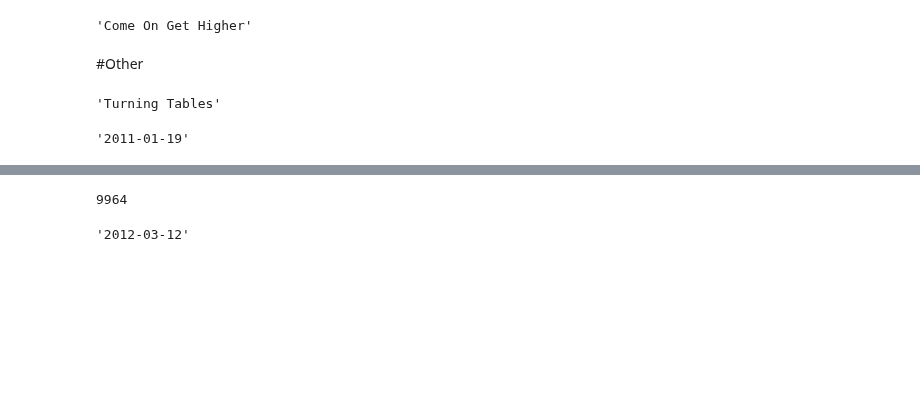
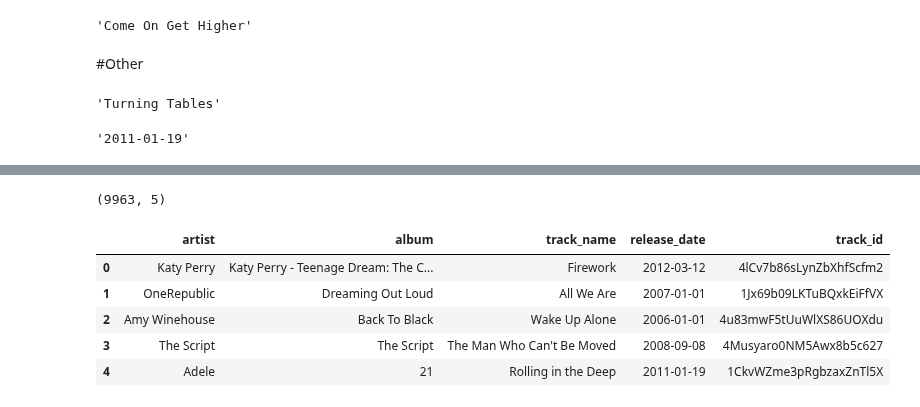
Before and after one commit to adinas94/Spotify_Recommendation_System, a Jupyter notebook: API WIP.ipynb, the cells around one changed output, grey strips where cells are left out. Saved outputs shown, nothing was run; the diff lists cells and outputs as text; code cells hidden in the pictures; blank space fills up the shorter version.

```diff
--- a/API WIP.ipynb
+++ b/API WIP.ipynb
@@ -134,3 +153,0 @@ def analyze_playlist(creator, playlist_id):
-# %%
-playlist_creator = "spotify"
-playlist_id = "54nv8jbrm4JoHEZ49Qvjgl"
@@ -257,34 +210,18 @@ while offset<10000:
-# %%
-len(playlist)
-# %% [output]
-9964
-# %%
-def df_playlist(playlist_id):
-
-    # Create empty dataframe
-    playlist_features_list = ["artist","album","track_name", "release_date", "track_id"]
-
-
-    # Loop through every track in the playlist, extract features and append the features to the playlist df
-
-    for track in playlist_id:
-        # Create empty dict
-        playlist_features = {}
-        print(track)
-        break
-        # Get metadata
-        playlist_features["artist"] = track["track"]["album"]["artists"][0]["name"]
-        playlist_features["album"] = track["track"]["album"]["name"]
-        playlist_features["track_name"] = track["track"]["name"]
-        playlist_features["release_date"] = track["track"]["album"]["release_date"]
-        playlist_features["track_id"] = track["track"]["id"]
-
-
-        # Concat the dfs
-        track_df = pd.DataFrame(playlist_features, index = [0])
-
-    return track_df
-# %%
-playlist[0]["track"]["album"]["release_date"]
-# %% [output]
-'2012-03-12'
+# %%
+#Apply function to the playlist that was previously extracted and set equal to a new dataframe called df
+df = df_playlist(playlist)
+# %%
+#Look at shape of new DataFrame
+df.shape
+# %% [output]
+(9963, 5)
+# %%
+#Look at first 5 rows of our dataset
+df.head()
+# %% [output]
+|  | artist | album | track_name | release_date | track_id |
+| 0 | Katy Perry | Katy Perry - Teenage Dream: The C... | Firework | 2012-03-12 | 4lCv7b86sLynZbXhfScfm2 |
+| 1 | OneRepublic | Dreaming Out Loud | All We Are | 2007-01-01 | 1Jx69b09LKTuBQxkEiFfVX |
+| 2 | Amy Winehouse | Back To Black | Wake Up Alone | 2006-01-01 | 4u83mwF5tUuWlXS86UOXdu |
+| 3 | The Script | The Script | The Man Who Can't Be Moved | 2008-09-08 | 4Musyaro0NM5Awx8b5c627 |
+| 4 | Adele | 21 | Rolling in the Deep | 2011-01-19 | 1CkvWZme3pRgbzaxZnTl5X |
```
Also changed, not shown: parts of 17 cells of this notebook.
